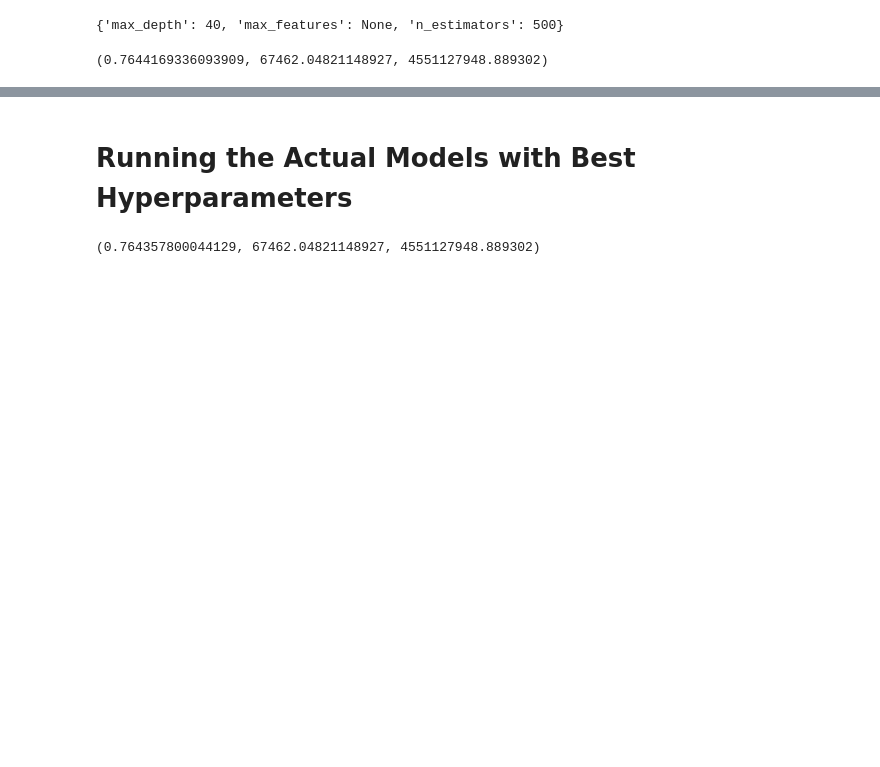
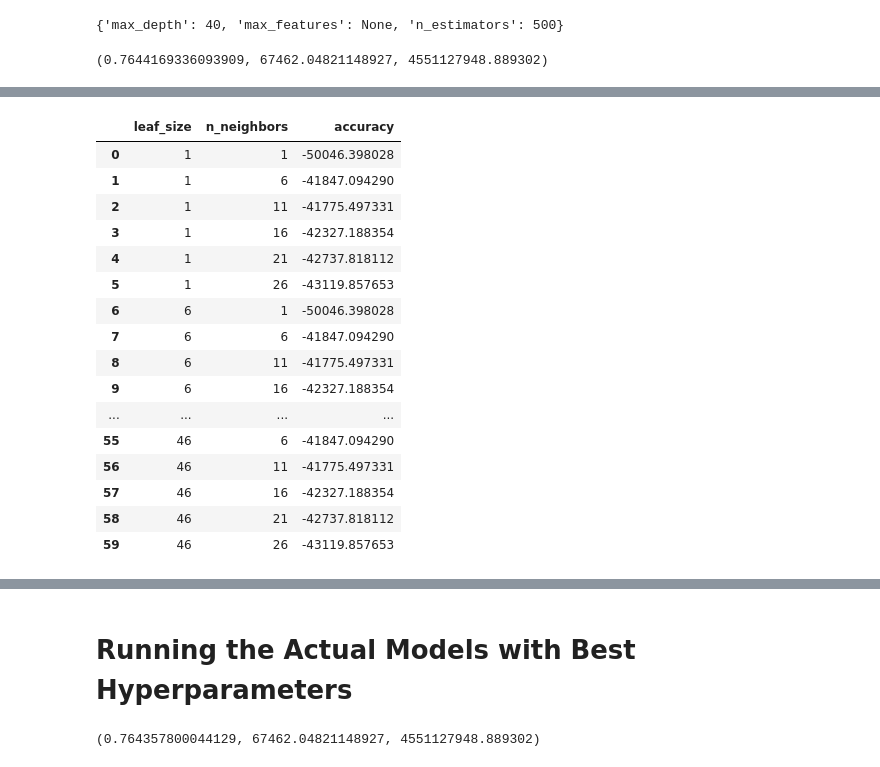
Before and after one commit to llennemann/COGS-118A-ML-Project, a Jupyter notebook: FinalProject_Group017-SP23.ipynb, the cells around one changed output, grey strips where cells are left out. Saved outputs shown, nothing was run; the diff lists cells and outputs as text; code cells hidden in the pictures; blank space fills up the shorter version.

```diff
--- a/FinalProject_Group017-SP23.ipynb
+++ b/FinalProject_Group017-SP23.ipynb
@@ -320,0 +320,20 @@ print_metrics(y_test, y_predKnn)
+# %%
+df
+# %% [output]
+|  | leaf_size | n_neighbors | accuracy |
+| 0 | 1 | 1 | -50046.398028 |
+| 1 | 1 | 6 | -41847.094290 |
+| 2 | 1 | 11 | -41775.497331 |
+| 3 | 1 | 16 | -42327.188354 |
+| 4 | 1 | 21 | -42737.818112 |
+| 5 | 1 | 26 | -43119.857653 |
+| 6 | 6 | 1 | -50046.398028 |
+| 7 | 6 | 6 | -41847.094290 |
+| 8 | 6 | 11 | -41775.497331 |
+| 9 | 6 | 16 | -42327.188354 |
+| ... | ... | ... | ... |
+| 55 | 46 | 6 | -41847.094290 |
+| 56 | 46 | 11 | -41775.497331 |
+| 57 | 46 | 16 | -42327.188354 |
+| 58 | 46 | 21 | -42737.818112 |
+| 59 | 46 | 26 | -43119.857653 |
```
Also changed, not shown: parts of 8 cells of this notebook.
